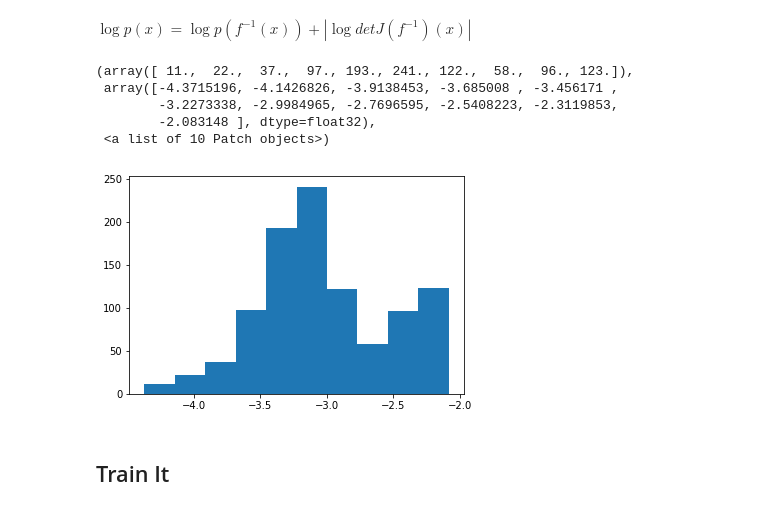
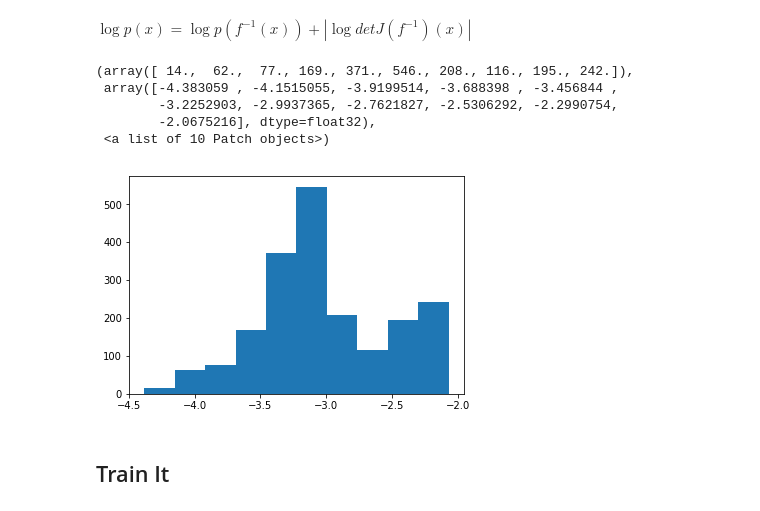
Before and after one commit to ericjang/nf-jax, a Jupyter notebook: nf-tutorial-jax.ipynb, the cells around one changed output. Cells and saved outputs as stored; diff of their text form; code cells hidden in the pictures.

```diff
--- a/nf-tutorial-jax.ipynb
+++ b/nf-tutorial-jax.ipynb
@@ -32,7 +32,7 @@ plt.ylim(ylim)
 rng = random.PRNGKey(0)
 # %%
 # N(1, 1)
-X = random.normal(rng, (n_samples, 2)) + 1
+# X = random.normal(rng, (n_samples, 2)) + 1
 # %% [markdown]
 ## Base Distribution
 # %%
@@ -140,12 +141,12 @@ y = sample_nvp_chain(ps, cs, dist, 1000)
 # %%
-plt.hist(log_prob_nvp_chain(ps, cs, dist, X))
+plt.hist(log_prob_nvp_chain(ps, cs, log_prob_n01, X))
 # %% [output]
-(array([ 11.,  22.,  37.,  97., 193., 241., 122.,  58.,  96., 123.]),
- array([-4.3715196, -4.1426826, -3.9138453, -3.685008 , -3.456171 ,
-        -3.2273338, -2.9984965, -2.7696595, -2.5408223, -2.3119853,
-        -2.083148 ], dtype=float32),
+(array([ 14.,  62.,  77., 169., 371., 546., 208., 116., 195., 242.]),
+ array([-4.383059 , -4.1515055, -3.9199514, -3.688398 , -3.456844 ,
+        -3.2252903, -2.9937365, -2.7621827, -2.5306292, -2.2990754,
+        -2.0675216], dtype=float32),
  <a list of 10 Patch objects>)
-[figure, old version]
+[figure, new version]
 # %% [markdown]
 ## Train It
 # %%
```
Also changed, not shown: parts of 7 cells of this notebook.
